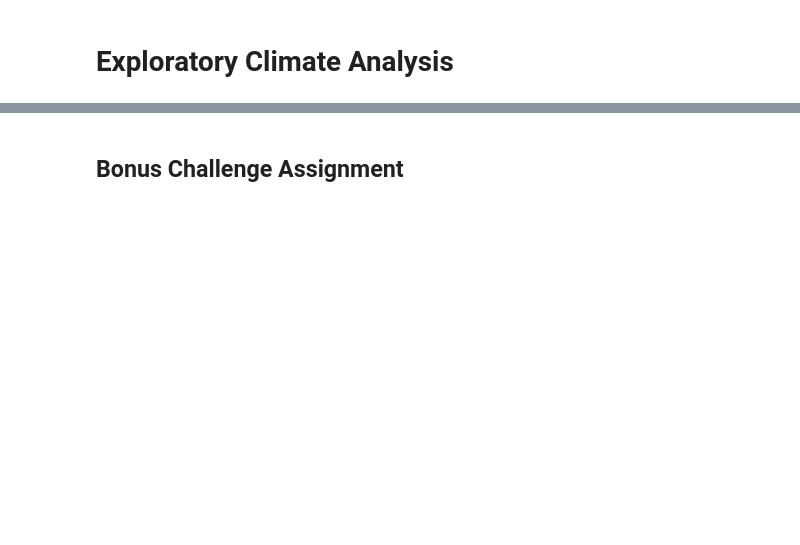
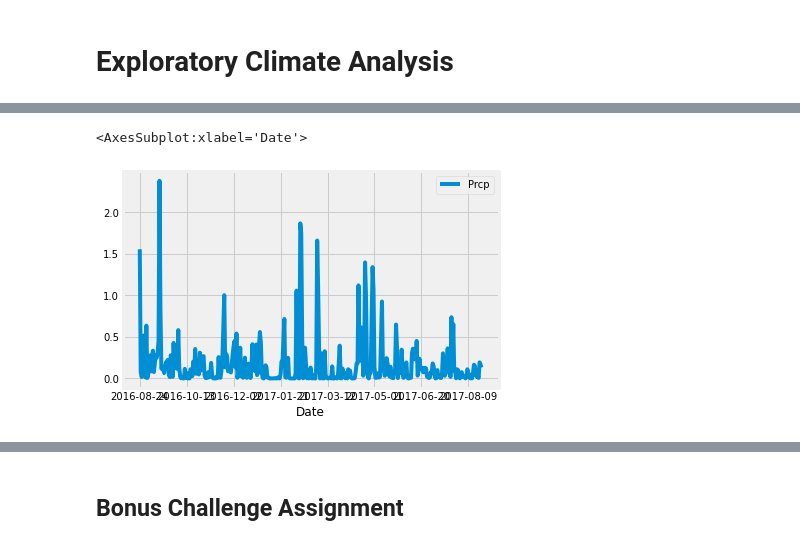
Before and after one commit to jvolosin/sqlalchemy-challenge, a Jupyter notebook: climate_starter.ipynb, the cells around one changed output, grey strips where cells are left out. Cells and saved outputs as stored; diff of their text form; code cells hidden in the pictures; blank space fills up the shorter version.

```diff
--- a/climate_starter.ipynb
+++ b/climate_starter.ipynb
@@ -29,5 +79,6 @@ engine = create_engine("sqlite:///Resources/hawaii.sqlite")
 # %%
 # Create our session (link) from Python to the DB
+session = Session(engine)
 # %% [markdown]
 # Exploratory Climate Analysis
 # %%
@@ -35,10 +86,12 @@ engine = create_engine("sqlite:///Resources/hawaii.sqlite")
 
 # Calculate the date 1 year ago from the last data point in the database
 
-# Perform a query to retrieve the data and precipitation scores
 
-# Save the query results as a Pandas DataFrame and set the index to the date column
+last_data_point = session.query(Measurement.date).\
+    order_by(Measurement.date.desc()).first()
+print(f"The date for the last data point is: {last_data_point}")
 
-# Sort the dataframe by date
+a_year_ago = dt.datetime(2016, 8, 23)
+last_data_point = dt.datetime(2017, 8, 23)
 
-# Use Pandas Plotting with Matplotlib to plot the data
+print(f"The date 1 year ago from the last data point is: {a_year_ago}")
@@ -44,0 +101,8 @@ engine = create_engine("sqlite:///Resources/hawaii.sqlite")
+# %%
+# Perform a query to retrieve the data and precipitation scores
+
+
+prcp = session.query(func.avg(Measurement.prcp), Measurement.date).\
+    filter(Measurement.date > a_year_ago).\
+    group_by(Measurement.date).all()
+prcp
@@ -44,0 +154,6 @@ engine = create_engine("sqlite:///Resources/hawaii.sqlite")
+# %%
+# Sort the dataframe by date
+
+
+prcp_df = pd.DataFrame(prcp, columns =['Prcp', 'Date']).set_index("Date")
+prcp_df.head()
@@ -45,2 +168,10 @@ engine = create_engine("sqlite:///Resources/hawaii.sqlite")
+# %%
+# Use Pandas Plotting with Matplotlib to plot the data
+
+
+prcp_df.plot()
+# %% [output]
+<AxesSubplot:xlabel='Date'>
+[figure, added]
 # %%
 # Use Pandas to calcualte the summary statistics for the precipitation data
```
Also changed, not shown: parts of 21 cells of this notebook, 1 other file.
